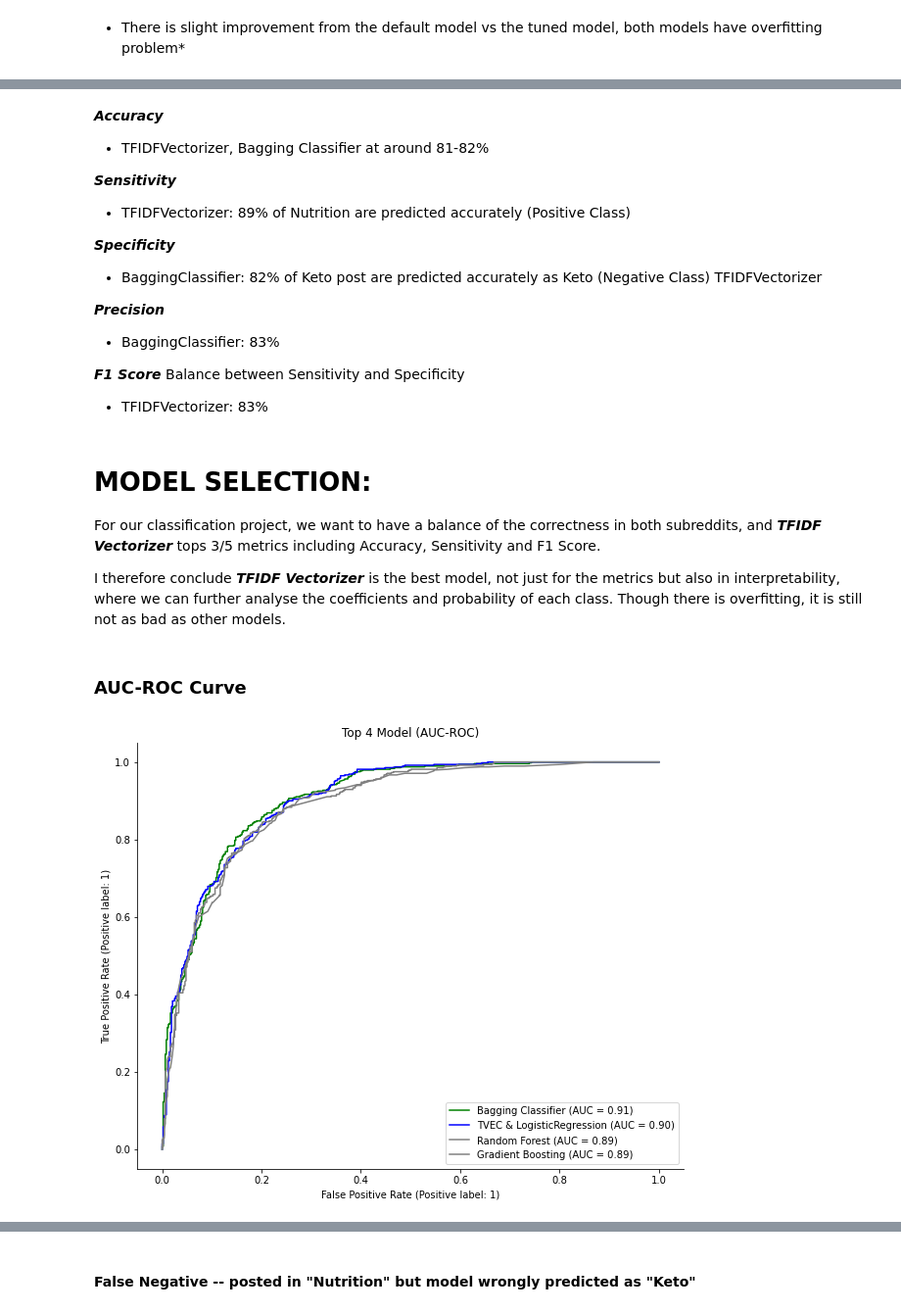
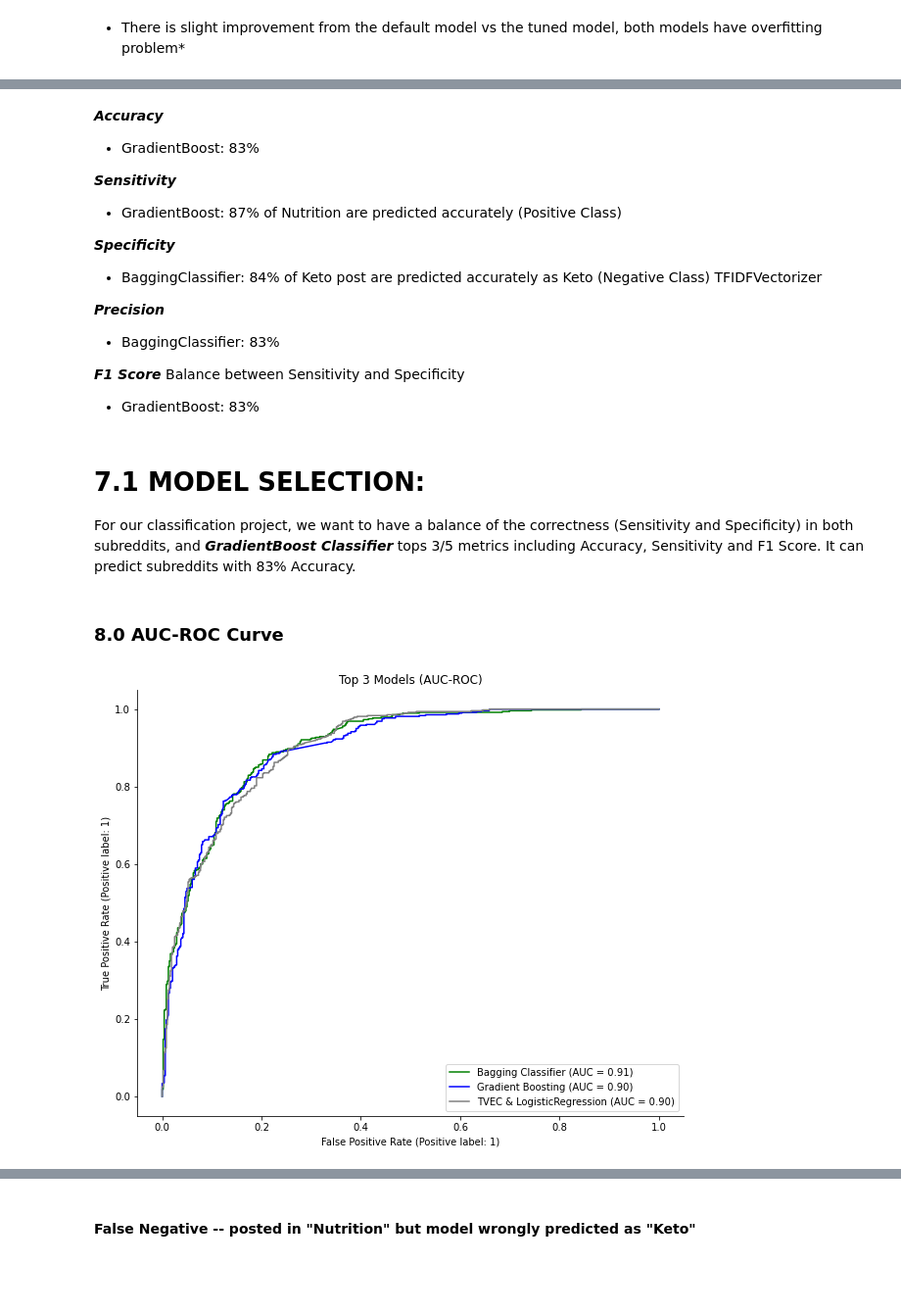
Before and after one commit to rebellon-carina/Project-3---Subreddit-Classification-APIs-and-NLP-, a Jupyter notebook: codes/03_Model_Tuning.ipynb, the cells around one changed output, grey strips where cells are left out. Shown at 98% size. Drawn from its saved outputs; the diff is of its cells as text; code cells hidden in the pictures; blank space fills up the shorter version.

```diff
--- a/codes/03_Model_Tuning.ipynb
+++ b/codes/03_Model_Tuning.ipynb
@@ -514,8 +561,7 @@ models["BAG"]["params"]  ={
     #'cvec__stop_words': ['english'],
 
     #RandomForest parameter
-    #we cannot use random state since we need random data for bootstrapping
-    #'bag__random_state':[42],
+    'bag__random_state':[0],
     'bag__n_estimators' : [200,300],
     'bag__max_features' : [1000,2000],
     'bag__max_samples' : [2000],
@@ -584,7 +632,8 @@ models["RF"]["params"]  ={
 
     #RandomForest parameter
     'rf__n_estimators' : [50, 75, 100],
-    'rf__max_depth' : [None, 1, 2,4,6]
+    'rf__max_depth' : [None, 1, 2,4,6],
+    'rf__random_state': [0]
 
 }
 
@@ -650,7 +702,8 @@ models["ADA"]["params"]  = {
     #ADA Boosting parameter
     'ada__n_estimators' : [500,1000,4000],
     'ada__learning_rate' : [0.8, 0.5, 0.2, 0.1],
-    'ada__base_estimator__max_depth' : [1, 2]
+    'ada__base_estimator__max_depth' : [1, 2],
+    'ada__random_state': [0]
 }
 
 build_model("ADA", True)
@@ -713,7 +768,8 @@ The maximum depth of the individual regression estimators. The maximum depth lim
 models["GB"]["params"]  = {
     "gb__max_depth" : [4, 6,8],
     "gb__n_estimators" : [500,600,800],
-    "gb__learning_rate" : [0.8, 0.10, 0.12]
+    "gb__learning_rate" : [0.8, 0.10, 0.12],
+    "gb__random_state": [0]
 }
 
 
@@ -1174,39 +1239,37 @@ plt.legend(loc='lower right');
 # %% [markdown]
 ***Accuracy***
-- TFIDFVectorizer, Bagging Classifier at around 81-82%
+- GradientBoost:  83%
 
 ***Sensitivity***
-- TFIDFVectorizer: 89% of Nutrition are predicted accurately (Positive Class)
+- GradientBoost: 87% of Nutrition are predicted accurately (Positive Class)
 
 ***Specificity***
-- BaggingClassifier: 82% of Keto post are predicted accurately as Keto (Negative Class)
+- BaggingClassifier: 84% of Keto post are predicted accurately as Keto (Negative Class)
 TFIDFVectorizer
 
 ***Precision***
 - BaggingClassifier: 83%
 
 ***F1 Score*** Balance between Sensitivity and Specificity
-- TFIDFVectorizer: 83%
+- GradientBoost: 83%
 # %% [markdown]
-# MODEL SELECTION:
+# 7.1 MODEL SELECTION:
 
-For our classification project, we want to have a balance of the correctness in both  subreddits, and ***TFIDF Vectorizer*** tops 3/5 metrics including Accuracy, Sensitivity and F1 Score.
-
-I therefore conclude ***TFIDF Vectorizer*** is the best model, not just for the metrics but also in interpretability, where we can further analyse the coefficients and probability of each class. Though there is overfitting, it is still not as bad as other models.
+For our classification project, we want to have a balance of the correctness (Sensitivity and Specificity) in both  subreddits, and ***GradientBoost Classifier*** tops 3/5 metrics including Accuracy, Sensitivity and F1 Score. It can predict subreddits with 83% Accuracy.
 # %% [markdown]
-### AUC-ROC Curve
+### 8.0 AUC-ROC Curve
 # %%
 #Visualize ROC
 fig, ax = plt.subplots(1, 1, figsize=(10,8))
 
 plot_roc_curve(models["BAG"]["gridsearch"]["model"], X_test, y_test,  ax=ax, name='Bagging Classifier', color='green');
-plot_roc_curve(models["TVEC"]["gridsearch"]["model"], X_test, y_test,  ax=ax, name='TVEC & LogisticRegression', color='blue');
-plot_roc_curve(models["RF"]["gridsearch"]["model"], X_test, y_test,  ax=ax, name='Random Forest', color='gray');
-plot_roc_curve(models["GB"]["gridsearch"]["model"], X_test, y_test,  ax=ax, name='Gradient Boosting', color='gray');
+plot_roc_curve(models["GB"]["gridsearch"]["model"], X_test, y_test,  ax=ax, name='Gradient Boosting', color='blue');
+plot_roc_curve(models["TVEC"]["gridsearch"]["model"], X_test, y_test,  ax=ax, name='TVEC & LogisticRegression', color='gray');
 
-plt.title('Top 4 Model (AUC-ROC)')
+
+plt.title('Top 3 Models (AUC-ROC)')
 ax.spines["top"].set_visible(False)
 ax.spines["right"].set_visible(False)
 # %% [output]
-[figure, old version]
+[figure, new version]
 # %% [markdown]
```
Also changed, not shown: parts of 93 cells of this notebook, 9 other files.
